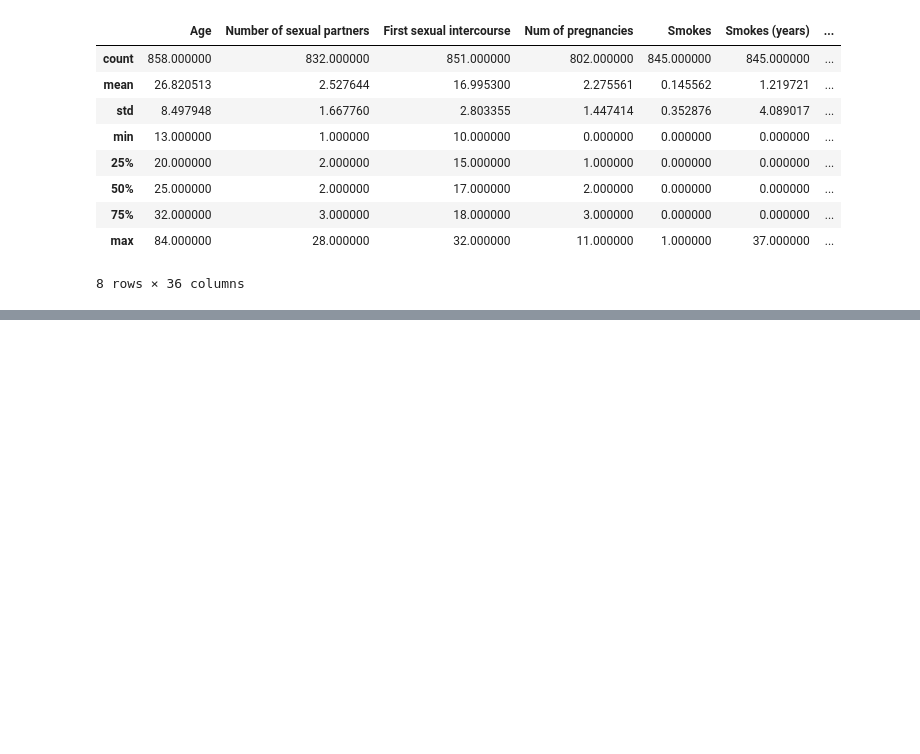
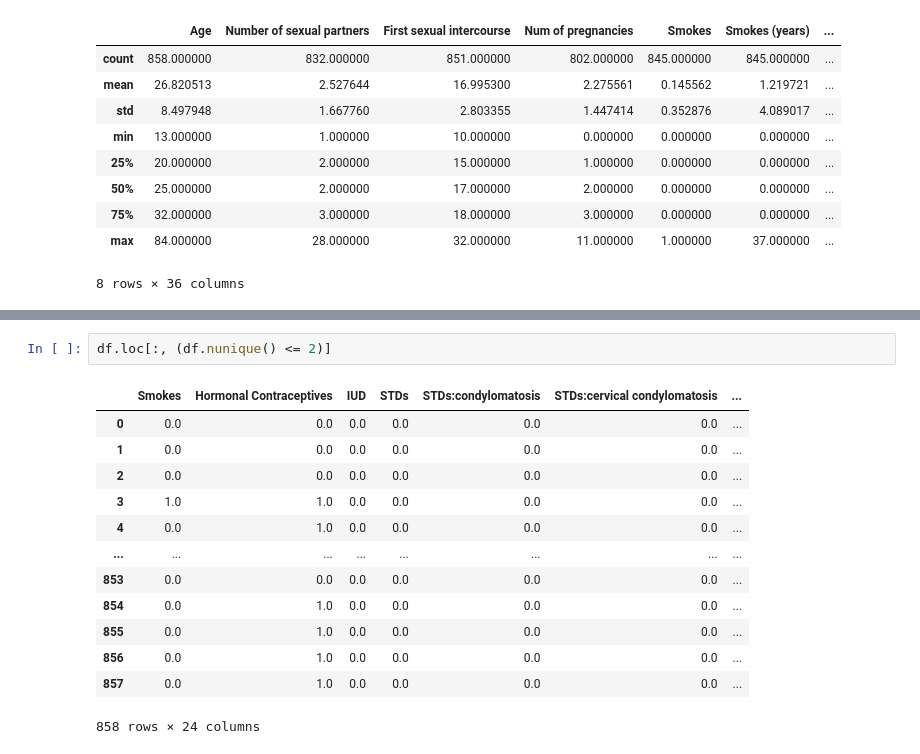
Before and after one commit to MatusPilnan/oznal-projekt-2020, a Jupyter notebook: oznal.ipynb, the cells around one changed output, grey strips where cells are left out. Drawn from its saved outputs; the diff is of its cells as text; blank space fills up the shorter version.

```diff
--- a/oznal.ipynb
+++ b/oznal.ipynb
@@ -102,0 +118,16 @@ df.describe()
+# %%
+df.loc[:, (df.nunique() <= 2)]
+# %% [output]
+|  | Smokes | Hormonal Contraceptives | IUD | STDs | STDs:condylomatosis | STDs:cervical condylomatosis | ... |
+| 0 | 0.0 | 0.0 | 0.0 | 0.0 | 0.0 | 0.0 | ... |
+| 1 | 0.0 | 0.0 | 0.0 | 0.0 | 0.0 | 0.0 | ... |
+| 2 | 0.0 | 0.0 | 0.0 | 0.0 | 0.0 | 0.0 | ... |
+| 3 | 1.0 | 1.0 | 0.0 | 0.0 | 0.0 | 0.0 | ... |
+| 4 | 0.0 | 1.0 | 0.0 | 0.0 | 0.0 | 0.0 | ... |
+| ... | ... | ... | ... | ... | ... | ... | ... |
+| 853 | 0.0 | 0.0 | 0.0 | 0.0 | 0.0 | 0.0 | ... |
+| 854 | 0.0 | 1.0 | 0.0 | 0.0 | 0.0 | 0.0 | ... |
+| 855 | 0.0 | 1.0 | 0.0 | 0.0 | 0.0 | 0.0 | ... |
+| 856 | 0.0 | 1.0 | 0.0 | 0.0 | 0.0 | 0.0 | ... |
+| 857 | 0.0 | 1.0 | 0.0 | 0.0 | 0.0 | 0.0 | ... |
+858 rows × 24 columns
```
Also changed, not shown: parts of 8 cells of this notebook.
